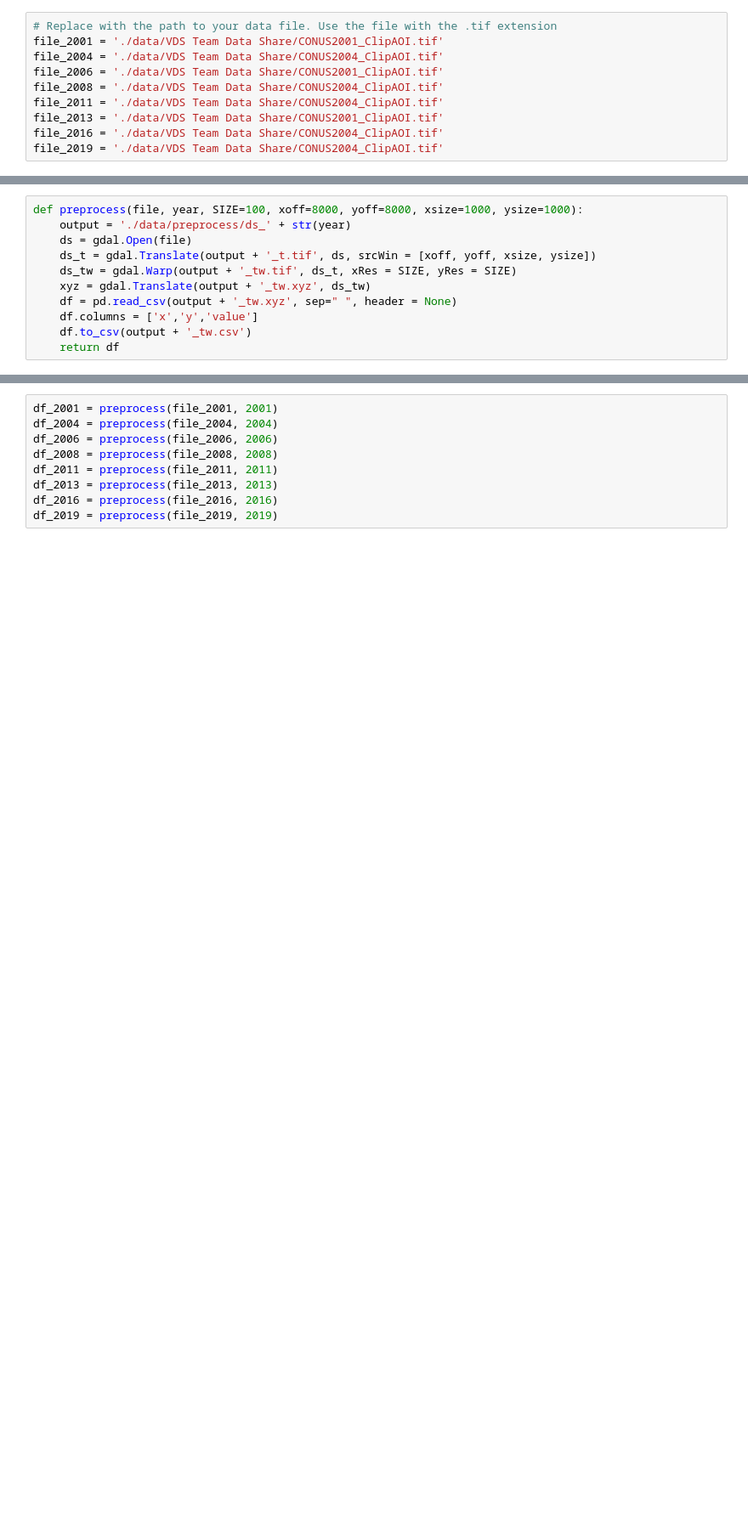
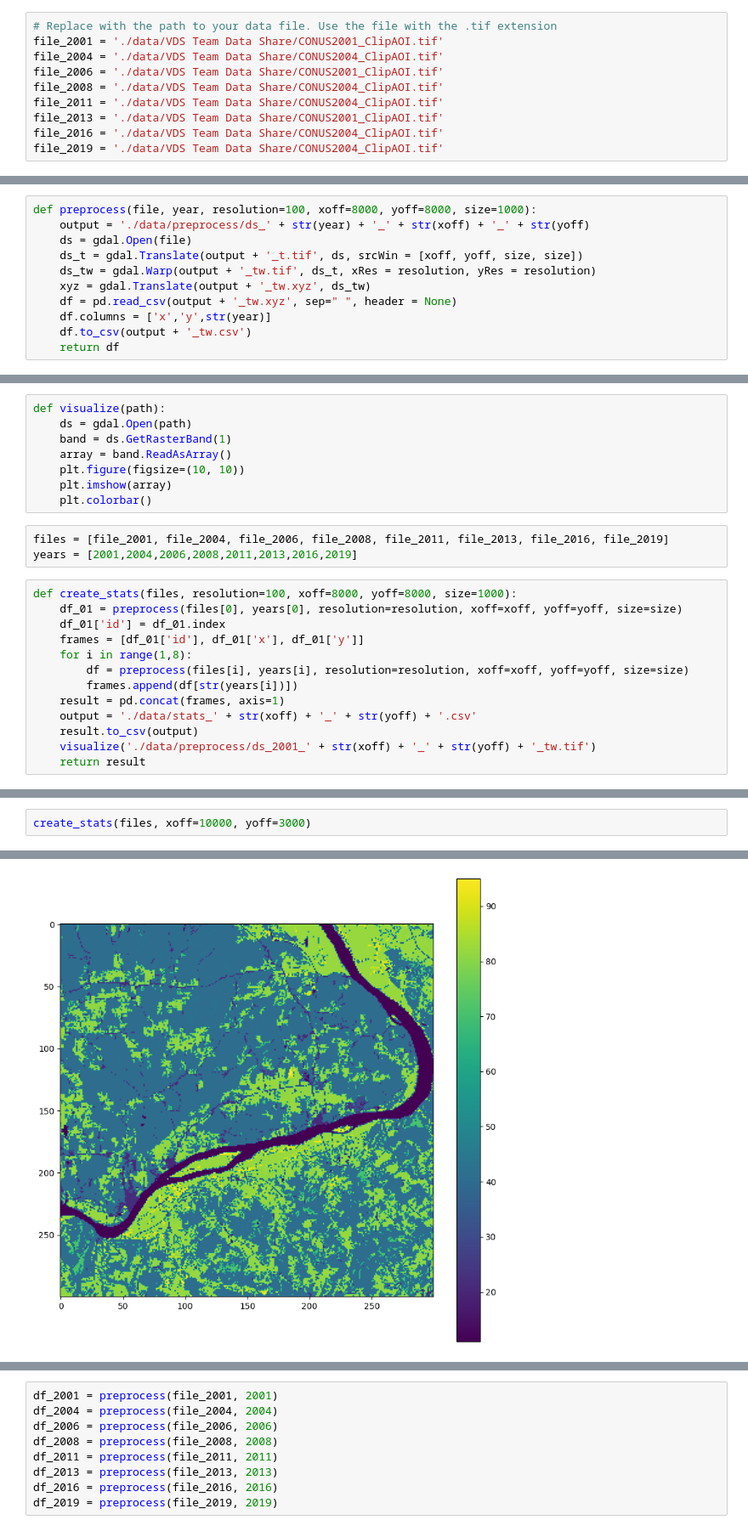
Before and after one commit to VandyDataScience/land-trust, a Jupyter notebook: 12-gdal-preprocessing.ipynb, the cells around one changed output, grey strips where cells are left out. Shown at 85% size. Drawn from its saved outputs; the diff is of its cells as text; blank space fills up the shorter version.

Commit message:
gdal create_stats function

```diff
--- a/12-gdal-preprocessing.ipynb
+++ b/12-gdal-preprocessing.ipynb
@@ -27,13 +32,13 @@ Outputs:
 - ds_year_tw.xyz (an xyz file with x=xcoord, y=ycoord, and z = raster value)
 - ds_year_tw.csv (final csv contains coordinates of each pixel and the value)
 # %%
-def preprocess(file, year, SIZE=100, xoff=8000, yoff=8000, xsize=1000, ysize=1000):
-    output = './data/preprocess/ds_' + str(year)
+def preprocess(file, year, resolution=100, xoff=8000, yoff=8000, size=1000):
+    output = './data/preprocess/ds_' + str(year) + '_' + str(xoff) + '_' + str(yoff)
     ds = gdal.Open(file)
-    ds_t = gdal.Translate(output + '_t.tif', ds, srcWin = [xoff, yoff, xsize, ysize])
-    ds_tw = gdal.Warp(output + '_tw.tif', ds_t, xRes = SIZE, yRes = SIZE)
+    ds_t = gdal.Translate(output + '_t.tif', ds, srcWin = [xoff, yoff, size, size])
+    ds_tw = gdal.Warp(output + '_tw.tif', ds_t, xRes = resolution, yRes = resolution)
     xyz = gdal.Translate(output + '_tw.xyz', ds_tw)
     df = pd.read_csv(output + '_tw.xyz', sep=" ", header = None)
-    df.columns = ['x','y','value']
+    df.columns = ['x','y',str(year)]
     df.to_csv(output + '_tw.csv')
     return df
@@ -39,0 +47,24 @@ def preprocess(file, year, SIZE=100, xoff=8000, yoff=8000, xsize=1000, ysize=100
+# %%
+def visualize(path):
+    ds = gdal.Open(path)
+    band = ds.GetRasterBand(1)
+    array = band.ReadAsArray()
+    plt.figure(figsize=(10, 10))
+    plt.imshow(array)
+    plt.colorbar()
+# %%
+files = [file_2001, file_2004, file_2006, file_2008, file_2011, file_2013, file_2016, file_2019]
+years = [2001,2004,2006,2008,2011,2013,2016,2019]
+# %%
+def create_stats(files, resolution=100, xoff=8000, yoff=8000, size=1000):
+    df_01 = preprocess(files[0], years[0], resolution=resolution, xoff=xoff, yoff=yoff, size=size)
+    df_01['id'] = df_01.index
+    frames = [df_01['id'], df_01['x'], df_01['y']]
+    for i in range(1,8):
+        df = preprocess(files[i], years[i], resolution=resolution, xoff=xoff, yoff=yoff, size=size)
+        frames.append(df[str(years[i])])
+    result = pd.concat(frames, axis=1)
+    output = './data/stats_' + str(xoff) + '_' + str(yoff) + '.csv'
+    result.to_csv(output)
+    visualize('./data/preprocess/ds_2001_' + str(xoff) + '_' + str(yoff) + '_tw.tif')
+    return result
@@ -39,0 +74,3 @@ def preprocess(file, year, SIZE=100, xoff=8000, yoff=8000, xsize=1000, ysize=100
+# %%
+create_stats(files, xoff=10000, yoff=3000)
+# %% [output]
@@ -39,0 +90 @@ def preprocess(file, year, SIZE=100, xoff=8000, yoff=8000, xsize=1000, ysize=100
+[figure, added]
```
Also changed, not shown: parts of 12 cells of this notebook.
